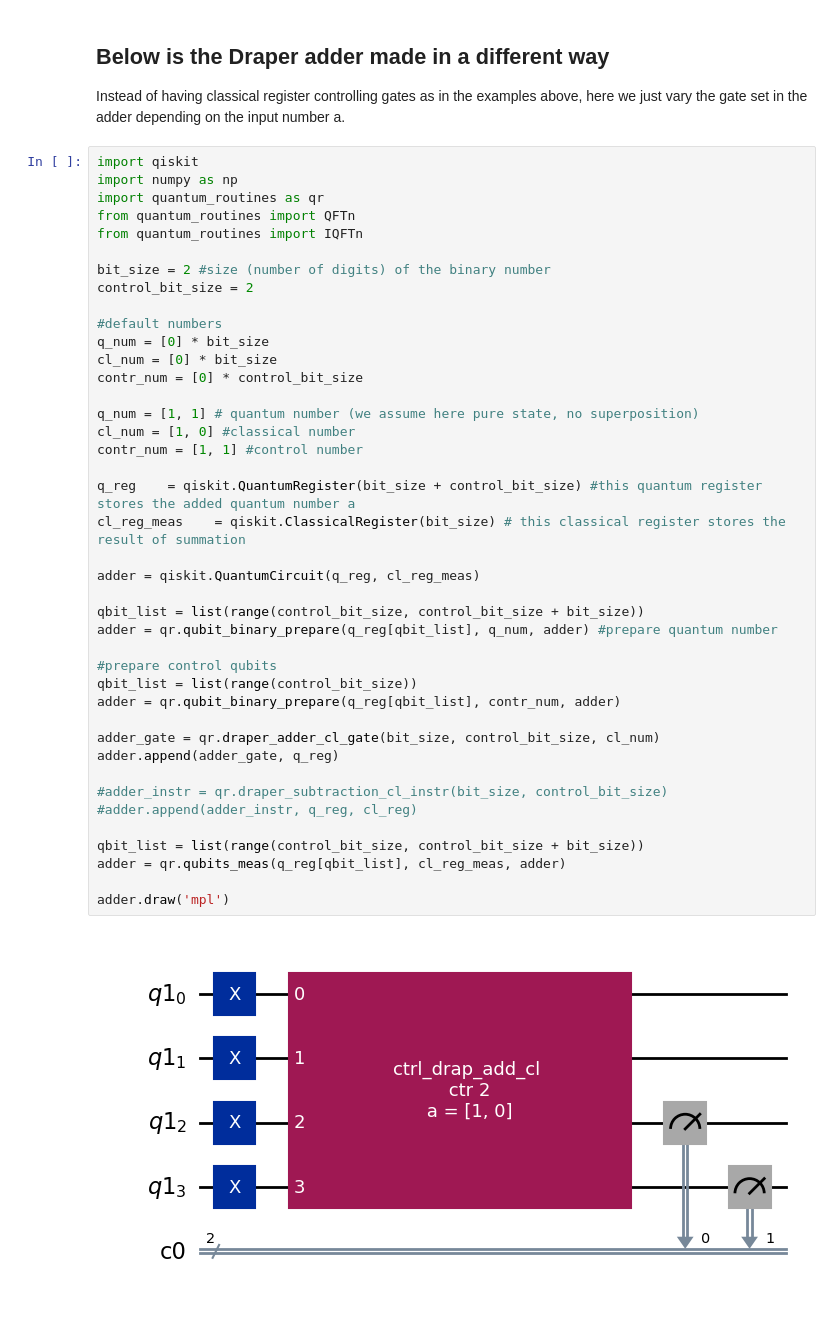
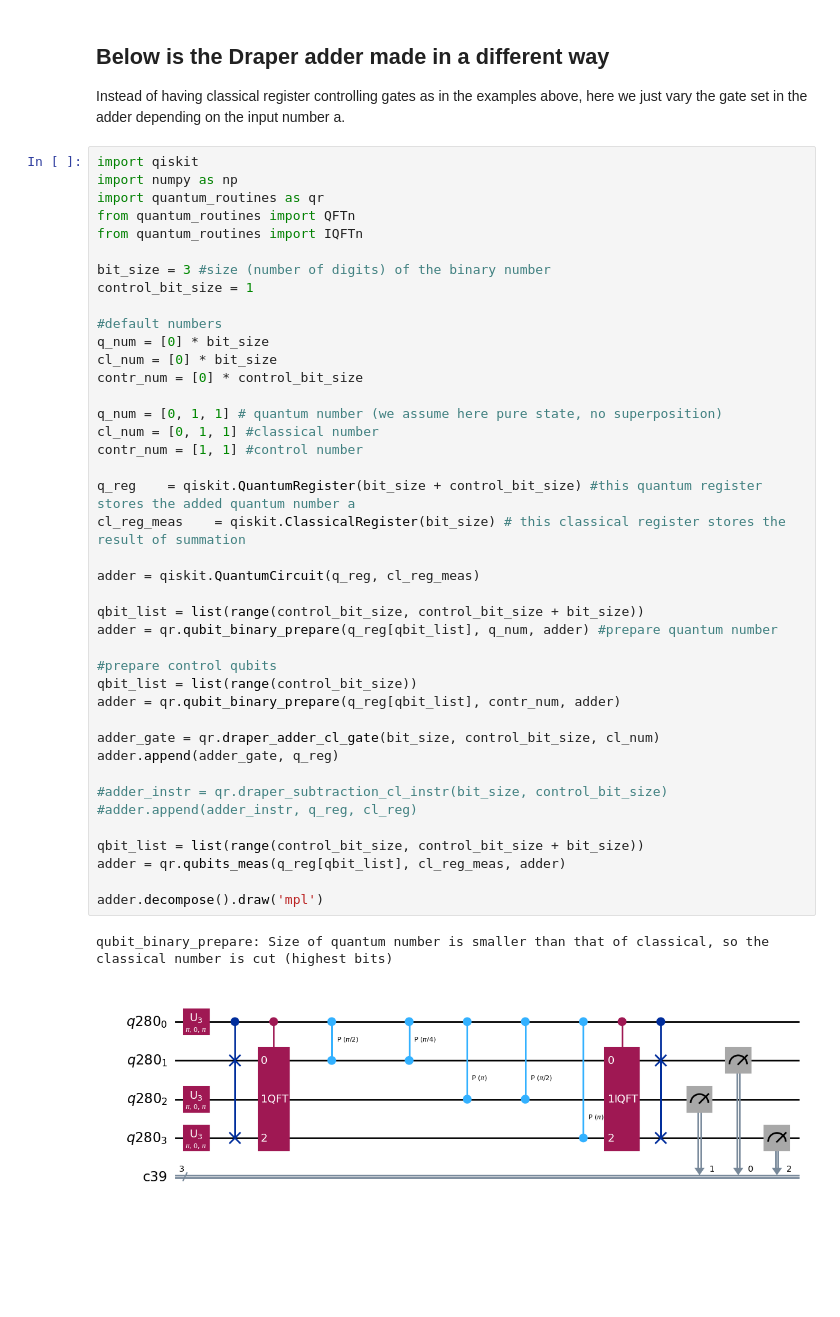
Before and after one commit to OlegUdalov/QC-qiskit-codes, a Jupyter notebook: Shor/modified_drapper_adder.ipynb, the cells around one changed output. Saved outputs shown, nothing was run; the diff lists cells and outputs as text; blank space fills up the shorter version.

```diff
--- a/Shor/modified_drapper_adder.ipynb
+++ b/Shor/modified_drapper_adder.ipynb
@@ -376,42 +376,43 @@ import quantum_routines as qr
 from quantum_routines import QFTn
 from quantum_routines import IQFTn
 
-bit_size = 2 #size (number of digits) of the binary number
-control_bit_size = 2
+bit_size = 3 #size (number of digits) of the binary number
+control_bit_size = 1
 
 #default numbers
 q_num = [0] * bit_size
 cl_num = [0] * bit_size
 contr_num = [0] * control_bit_size
 
-q_num = [1, 1] # quantum number (we assume here pure state, no superposition)
-cl_num = [1, 0] #classical number
+q_num = [0, 1, 1] # quantum number (we assume here pure state, no superposition)
+cl_num = [0, 1, 1] #classical number
 contr_num = [1, 1] #control number
 
 q_reg    = qiskit.QuantumRegister(bit_size + control_bit_size) #this quantum register stores the added quantum number a
 cl_reg_meas    = qiskit.ClassicalRegister(bit_size) # this classical register stores the result of summation
 
 adder = qiskit.QuantumCircuit(q_reg, cl_reg_meas)
 
 qbit_list = list(range(control_bit_size, control_bit_size + bit_size))
 adder = qr.qubit_binary_prepare(q_reg[qbit_list], q_num, adder) #prepare quantum number
 
 #prepare control qubits
 qbit_list = list(range(control_bit_size))
 adder = qr.qubit_binary_prepare(q_reg[qbit_list], contr_num, adder)
 
 adder_gate = qr.draper_adder_cl_gate(bit_size, control_bit_size, cl_num)
 adder.append(adder_gate, q_reg)
 
 #adder_instr = qr.draper_subtraction_cl_instr(bit_size, control_bit_size)
 #adder.append(adder_instr, q_reg, cl_reg)
 
 qbit_list = list(range(control_bit_size, control_bit_size + bit_size))
 adder = qr.qubits_meas(q_reg[qbit_list], cl_reg_meas, adder)
 
-adder.draw('mpl')
+adder.decompose().draw('mpl')
 # %% [output]
+qubit_binary_prepare: Size of quantum number is smaller than that of classical, so the classical number is cut (highest bits)
-[figure, old version]
+[figure, new version]
 # %%
 from qiskit_aer import Aer
 from qiskit_aer import AerSimulator
```
Also changed, not shown: parts of 4 cells of this notebook, 8 other files.
